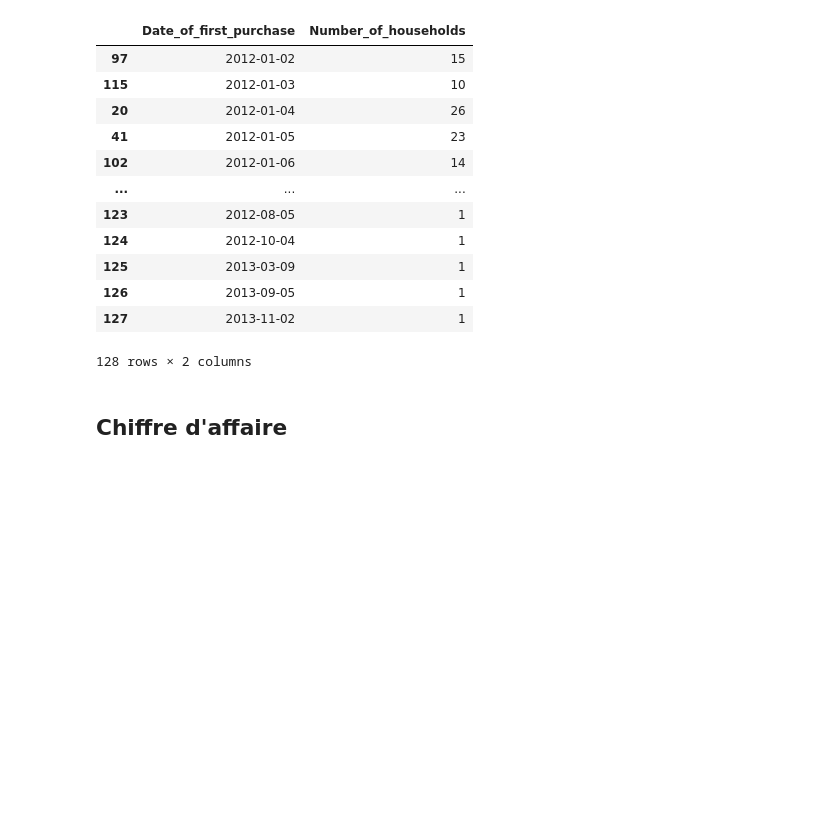
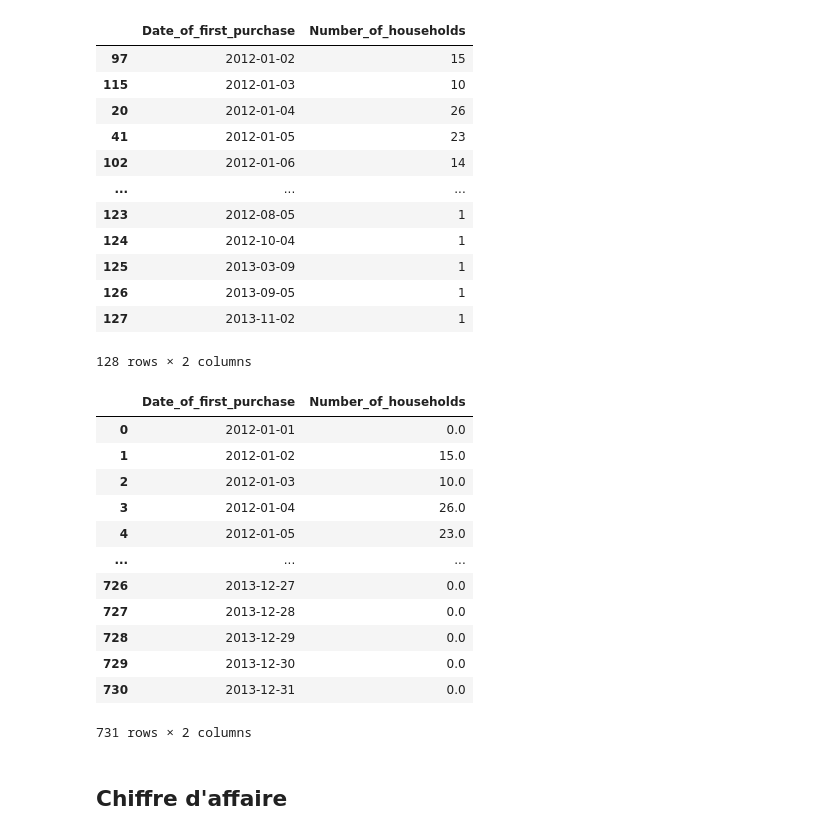
Before and after one commit to Medkallel/Dunhumby-The-complete-Journey-Dashboard, a Jupyter notebook: Src/Data_Exploration-Preprocessing.ipynb, the cells around one changed output. Drawn from its saved outputs; the diff is of its cells as text; code cells hidden in the pictures; blank space fills up the shorter version.

Commit message:
Added adaptive section customer acquisition

```diff
--- a/Src/Data_Exploration-Preprocessing.ipynb
+++ b/Src/Data_Exploration-Preprocessing.ipynb
@@ -863,6 +863,22 @@ df_customer_acquisition
 | 126 | 2013-09-05 | 1 |
 | 127 | 2013-11-02 | 1 |
 128 rows × 2 columns
+# %%
+df_customer_acquisition.set_index("Date_of_first_purchase").reindex(pd.date_range("2012-01-01", "2013-12-31", freq="D")).fillna(0).reset_index().rename(columns={"index": "Date_of_first_purchase"})
+# %% [output]
+|  | Date_of_first_purchase | Number_of_households |
+| 0 | 2012-01-01 | 0.0 |
+| 1 | 2012-01-02 | 15.0 |
+| 2 | 2012-01-03 | 10.0 |
+| 3 | 2012-01-04 | 26.0 |
+| 4 | 2012-01-05 | 23.0 |
+| ... | ... | ... |
+| 726 | 2013-12-27 | 0.0 |
+| 727 | 2013-12-28 | 0.0 |
+| 728 | 2013-12-29 | 0.0 |
+| 729 | 2013-12-30 | 0.0 |
+| 730 | 2013-12-31 | 0.0 |
+731 rows × 2 columns
 # %% [markdown]
 ## Chiffre d'affaire
 # %%
```
Also changed, not shown: parts of 4 cells of this notebook, 3 other files.
